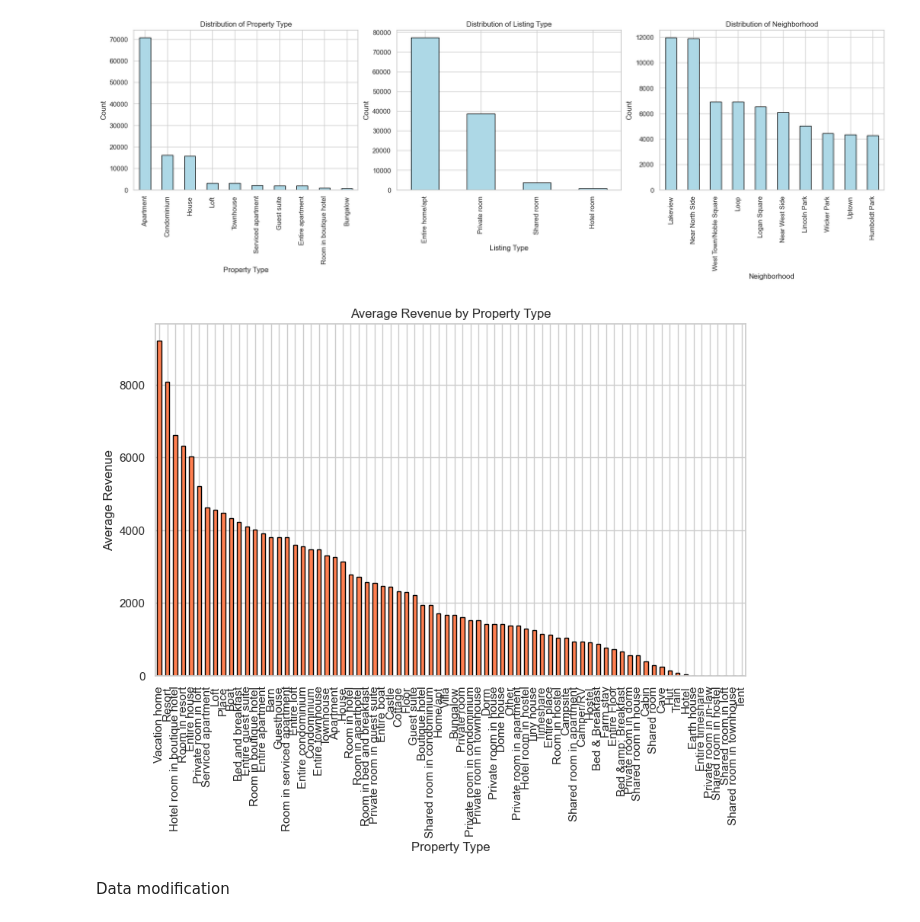
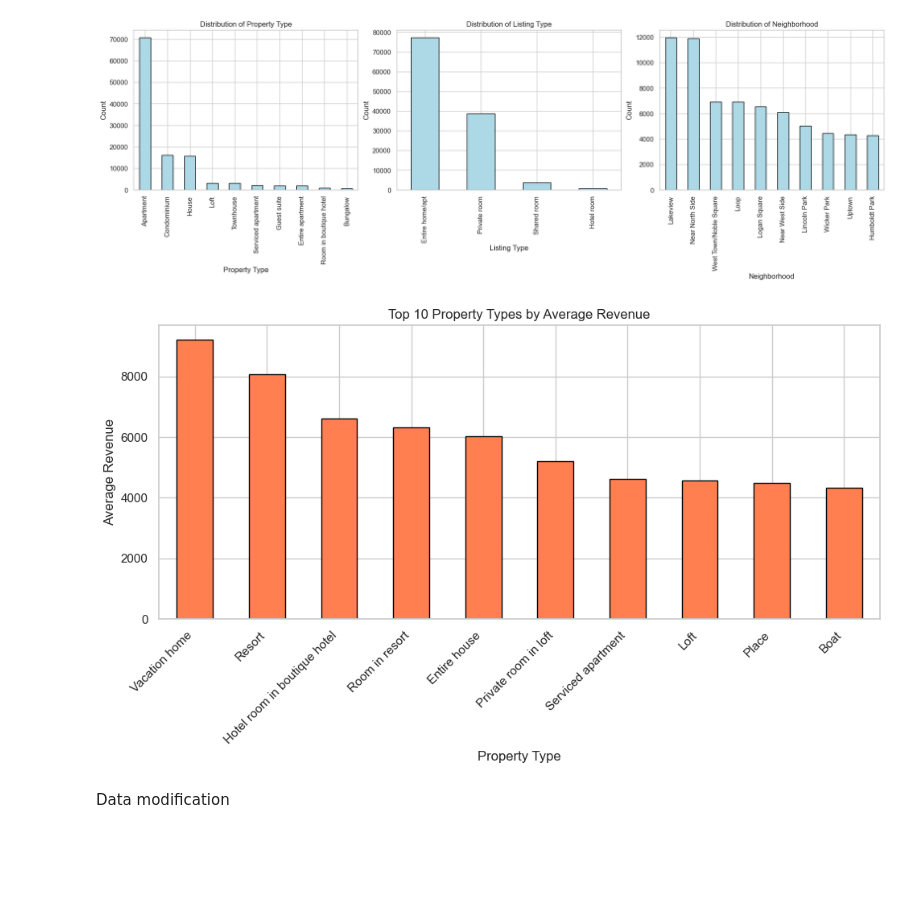
Before and after one commit to Vishnuanand77/airbnb-superhost-prediction, a Jupyter notebook: EDA.ipynb, the cells around one changed output. Drawn from its saved outputs; the diff is of its cells as text; code cells hidden in the pictures; blank space fills up the shorter version.

```diff
--- a/EDA.ipynb
+++ b/EDA.ipynb
@@ -396,16 +450,25 @@ plt.show()
 # %% [output]
 [figure]
 # %%
-avg_revenue_by_property_type = df.groupby('Property Type')['revenue'].mean().sort_values(ascending=False)
+# Calculate the average revenue by property type and sort in descending order
+avg_revenue_by_property_type = (
+    df.groupby('Property Type')['revenue']
+    .mean()
+    .sort_values(ascending=False)
+    .head(10)  # Select the top 10 property types
+)
 
+# Plot the top 10 property types
 plt.figure(figsize=(10, 6))
 avg_revenue_by_property_type.plot(kind='bar', color='coral', edgecolor='black')
-plt.title("Average Revenue by Property Type")
+plt.title("Top 10 Property Types by Average Revenue")
 plt.ylabel("Average Revenue")
 plt.xlabel("Property Type")
+plt.xticks(rotation=45, ha='right')  # Rotate labels for better readability
+plt.tight_layout()
 plt.show()
 # %% [output]
-[figure, old version]
+[figure, new version]
 # %% [markdown]
 Data modification
 # %%
```
Also changed, not shown: parts of 10 cells of this notebook.
